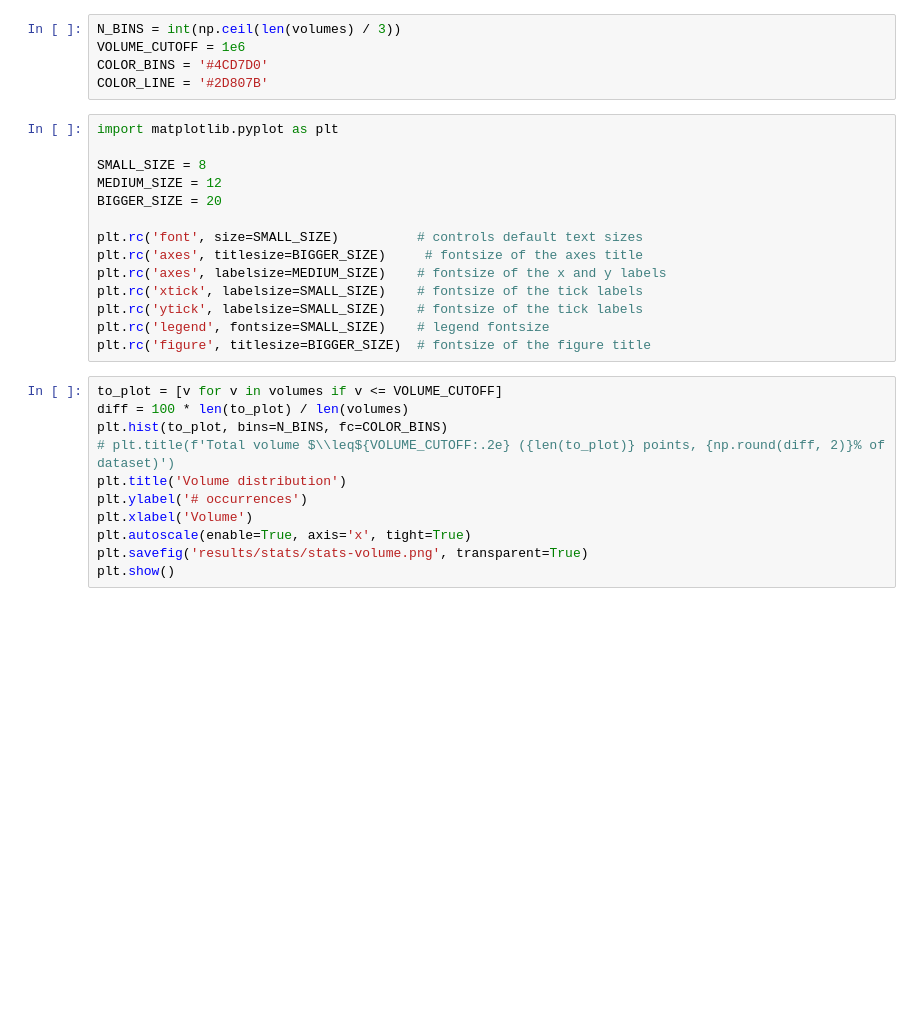
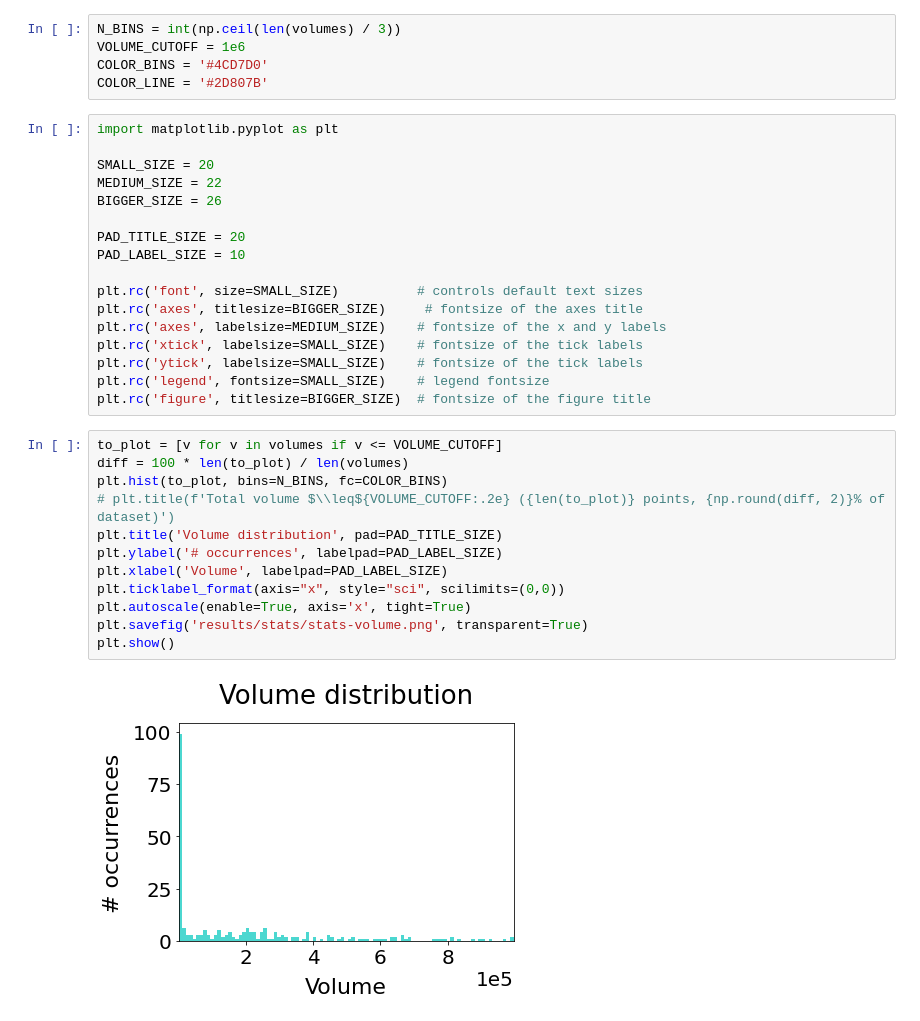
Before and after one commit to arayabrain/space-engineers-ai-spaceship-generator, a Jupyter notebook: l-system/spaceships-analyzer.ipynb, the cells around one changed output. Drawn from its saved outputs; the diff is of its cells as text; blank space fills up the shorter version.

```diff
--- a/l-system/spaceships-analyzer.ipynb
+++ b/l-system/spaceships-analyzer.ipynb
@@ -77,9 +77,12 @@ COLOR_LINE = '#2D807B'
 # %%
 import matplotlib.pyplot as plt
 
-SMALL_SIZE = 8
-MEDIUM_SIZE = 12
-BIGGER_SIZE = 20
+SMALL_SIZE = 20
+MEDIUM_SIZE = 22
+BIGGER_SIZE = 26
+
+PAD_TITLE_SIZE = 20
+PAD_LABEL_SIZE = 10
 
 plt.rc('font', size=SMALL_SIZE)          # controls default text sizes
 plt.rc('axes', titlesize=BIGGER_SIZE)     # fontsize of the axes title
@@ -91,14 +94,17 @@ plt.rc('figure', titlesize=BIGGER_SIZE)  # fontsize of the figure title
 # %%
 to_plot = [v for v in volumes if v <= VOLUME_CUTOFF]
 diff = 100 * len(to_plot) / len(volumes)
 plt.hist(to_plot, bins=N_BINS, fc=COLOR_BINS)
 # plt.title(f'Total volume $\\leq${VOLUME_CUTOFF:.2e} ({len(to_plot)} points, {np.round(diff, 2)}% of dataset)')
-plt.title('Volume distribution')
-plt.ylabel('# occurrences')
-plt.xlabel('Volume')
+plt.title('Volume distribution', pad=PAD_TITLE_SIZE)
+plt.ylabel('# occurrences', labelpad=PAD_LABEL_SIZE)
+plt.xlabel('Volume', labelpad=PAD_LABEL_SIZE)
+plt.ticklabel_format(axis="x", style="sci", scilimits=(0,0))
 plt.autoscale(enable=True, axis='x', tight=True)
 plt.savefig('results/stats/stats-volume.png', transparent=True)
 plt.show()
+# %% [output]
+[figure, added]
 # %%
 from sklearn.neighbors import KernelDensity
 
```
Also changed, not shown: parts of 4 cells of this notebook, 9 other files.
